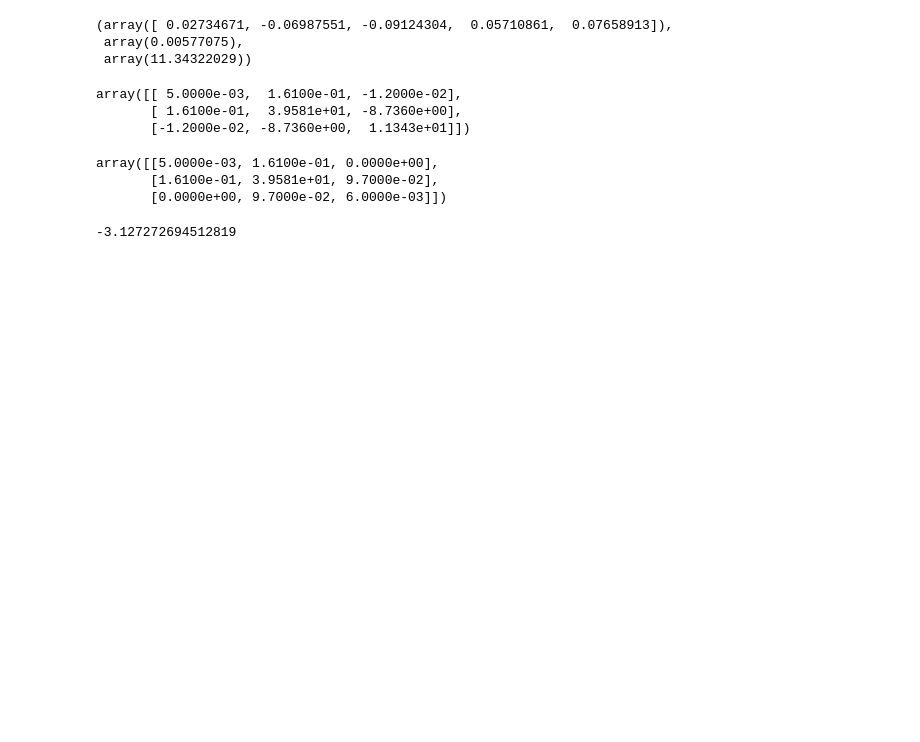
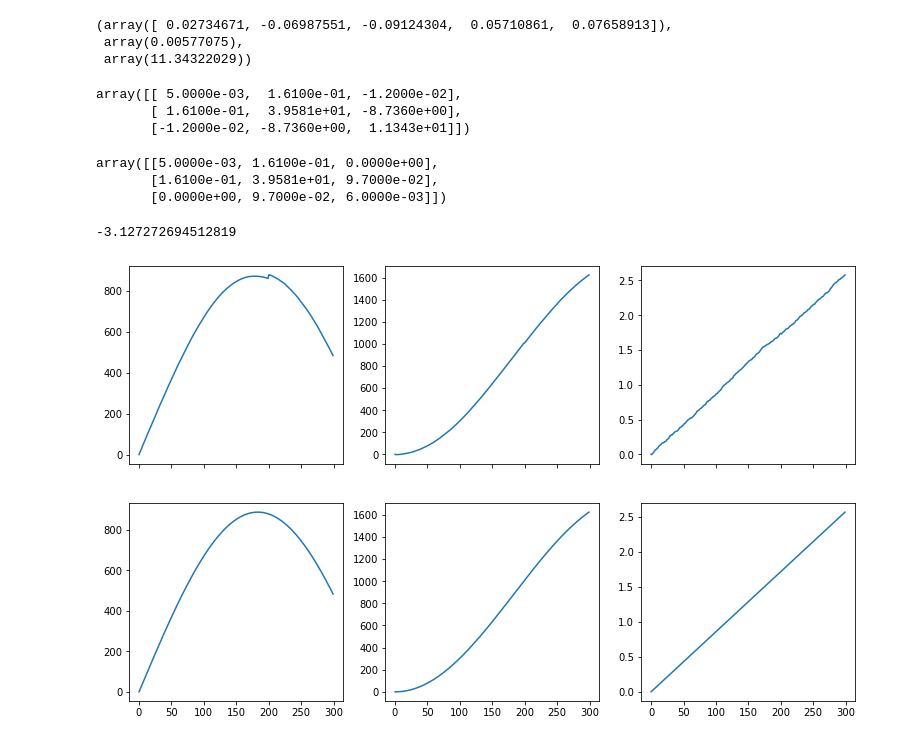
Before and after one commit to tiffanyguo8/MICRO-452, a Jupyter notebook: src/mrproject/kalman_test.ipynb, the cells around one changed output. Cells and saved outputs as stored; diff of their text form; code cells hidden in the pictures; blank space fills up the shorter version.

```diff
--- a/src/mrproject/kalman_test.ipynb
+++ b/src/mrproject/kalman_test.ipynb
@@ -125,7 +81,7 @@ def kalman(x_old, v_r, v_l, P_old, dt, M=M, R=R, x_measured=None):
     x, y, theta = x_old[0], x_old[1], x_old[2]
     G = np.array([[np.cos(theta) * dt / 2, np.cos(theta) * dt / 2],
                   [np.sin(theta) * dt / 2, np.sin(theta) * dt / 2],
-                  [dt / 2, -dt / 2]])
+                  [dt / L, -dt / L]])
     F = np.array([[1, 0, -(v_r + v_l) * np.sin(theta) * dt / 2],
          [0, 1, (v_r + v_l) * np.cos(theta) * dt / 2],
          [0, 0, 1]])
@@ -144,0 +127,44 @@ def kalman(x_old, v_r, v_l, P_old, dt, M=M, R=R, x_measured=None):
+# %%
+# x_pred = x_true[0]
+# P_pred = np.diag([1, 1, 0.001])
+# pos_est = [x_pred]
+# Ps = [P_pred]
+# for k in range(N):
+#     pos_est.append(x_pred)
+#     Ps.append(P_pred)
+#     x_pred, P_pred = kalman(x_pred, v_r_meas[k], v_l_meas[k], P_pred, dt, x_measured=cam[k])
+
+# pos_est = np.array(pos_est)
+# Ps = np.array(Ps)
+
+x_est = x_true[0].copy()
+P = np.diag([1.0, 1.0, 0.001])
+pos_est, Ps = [x_est], [P]
+
+for k in range(1, N):
+    x_measured = None if 100 <= k < 200 else cam[k]
+    x_est, P = kalman(x_est, v_r_meas[k], v_l_meas[k], P, dt, x_measured=x_measured)
+    pos_est.append(x_est)
+    Ps.append(P)
+
+pos_est = np.array(pos_est)
+Ps = np.array(Ps)
+# %%
+x = np.array([vec[0] for vec in x_true])
+y = np.array([vec[1] for vec in x_true])
+theta = np.array([vec[2] for vec in x_true])
+
+x_est = np.array([vec[0] for vec in pos_est])
+y_est = np.array([vec[1] for vec in pos_est])
+theta_est = np.array([vec[2] for vec in pos_est])
+# %%
+fig, ax = plt.subplots(2, 3, sharex=True, sharey=False, figsize=(13, 8))
+ax[0, 0].plot(x_est)
+ax[0, 1].plot(y_est)
+ax[0, 2].plot(theta_est)
+ax[1, 0].plot(x)
+ax[1,1].plot(y)
+ax[1, 2].plot(theta)
+plt.show()
+# %% [output]
+[figure, added]
```
Also changed, not shown: parts of 16 cells of this notebook, 1 other file.
